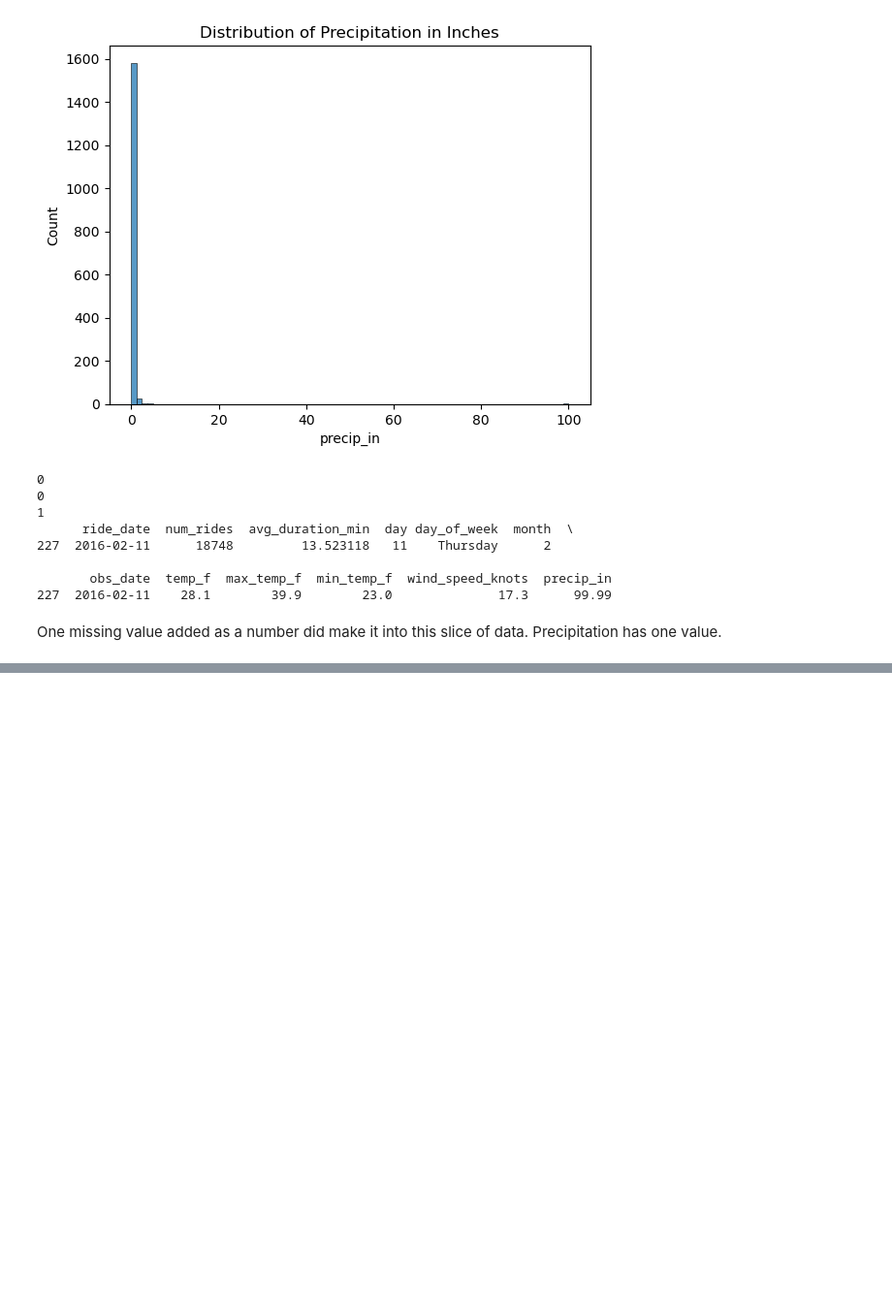
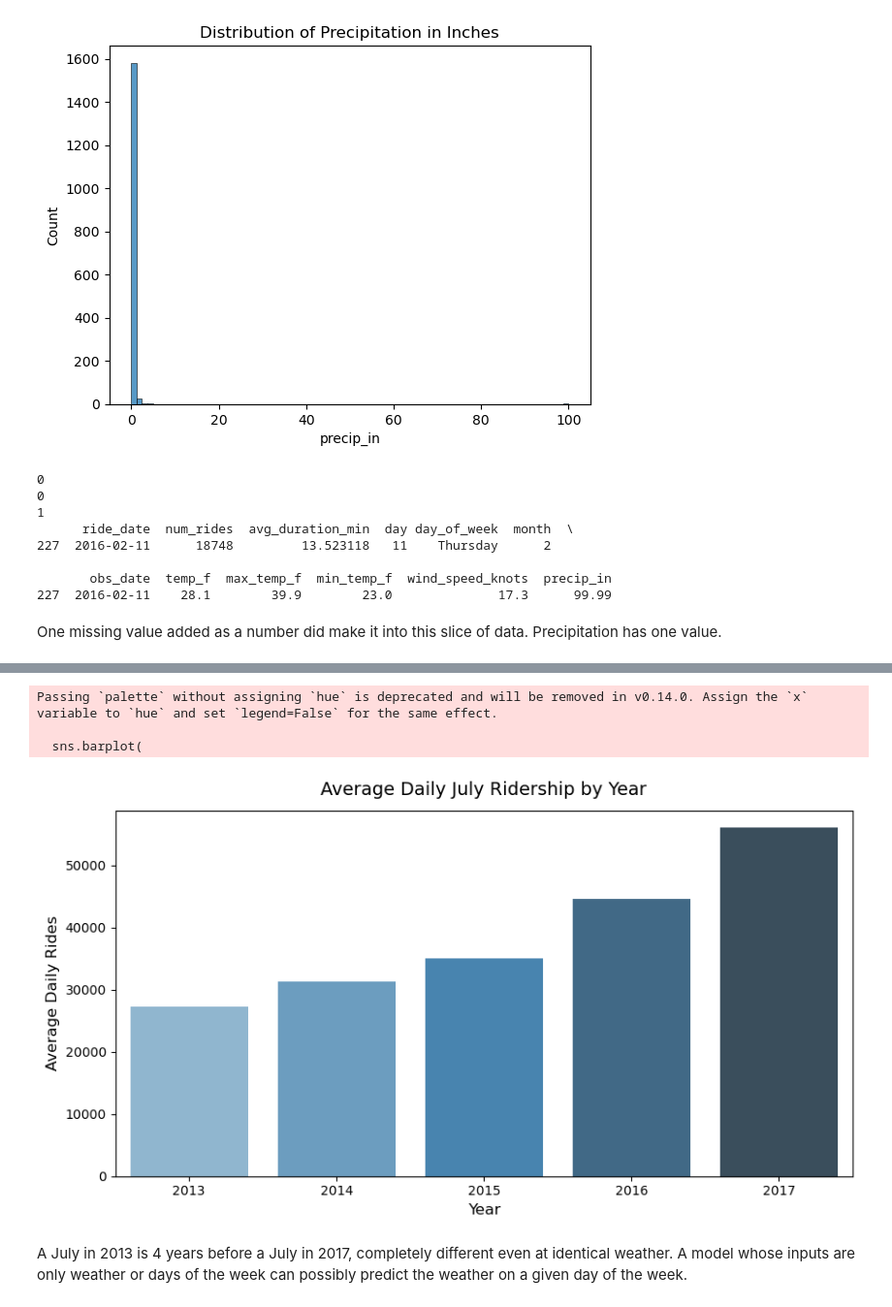
Before and after one commit to oluochl/-citibike-ridership-model-, a Jupyter notebook: Code/eda.ipynb, the cells around one changed output, grey strips where cells are left out. Shown at 97% size. Cells and saved outputs as stored; diff of their text form; code cells hidden in the pictures; blank space fills up the shorter version.

```diff
--- a/Code/eda.ipynb
+++ b/Code/eda.ipynb
@@ -141,0 +190,25 @@ print(rows_with_missing_precip)
+# %%
+july_data = data[data['ride_date'].dt.month == 7]
+plt.figure(figsize=(9, 5))
+sns.barplot(
+    data=july_data,
+    x='year',
+    y='num_rides',
+    estimator='mean',
+    errorbar=None,
+    palette='Blues_d',
+)
+
+plt.title('Average Daily July Ridership by Year', fontsize=14, pad=12)
+plt.xlabel('Year', fontsize=12)
+plt.ylabel('Average Daily Rides', fontsize=12)
+plt.tight_layout()
+plt.show()
+# %% [output]
+Passing `palette` without assigning `hue` is deprecated and will be removed in v0.14.0. Assign the `x` variable to `hue` and set `legend=False` for the same effect.
+
+  sns.barplot(
+[figure, added]
+# %% [markdown]
+
+A July in 2013 is 4 years before a July in 2017, completely different even at identical weather. A model whose inputs are only weather or days of the week can possibly predict the weather on a given day of the week.
```
Also changed, not shown: parts of 6 cells of this notebook.
